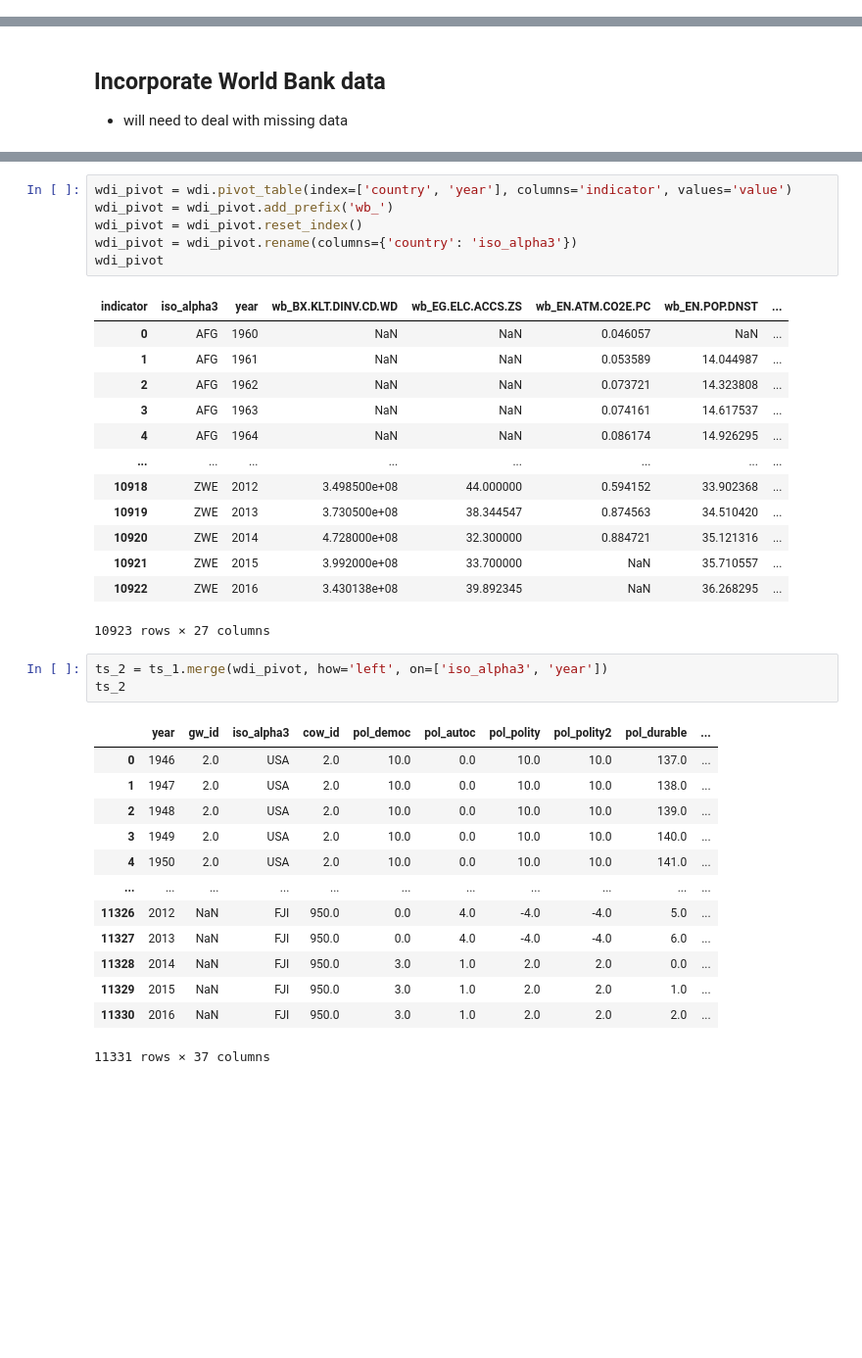
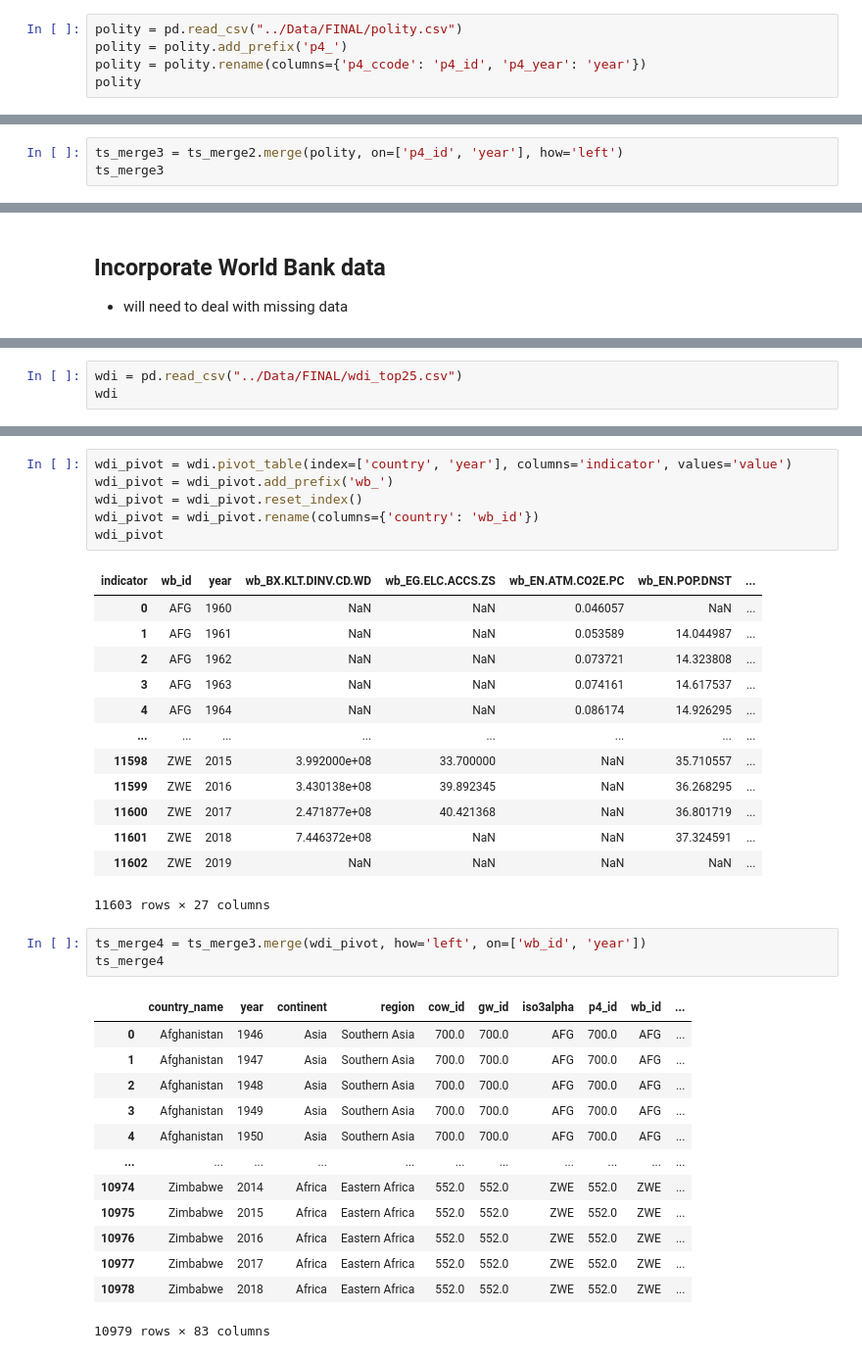
Before and after one commit to jenna-jordan/international-relations-database-extended, a Jupyter notebook: Mashup_Data/Create_Time-Series.ipynb, the cells around one changed output, grey strips where cells are left out. Shown: that part at 98% size. Saved outputs shown, nothing was run; the diff lists cells and outputs as text; blank space fills up the shorter version.

```diff
--- a/Mashup_Data/Create_Time-Series.ipynb
+++ b/Mashup_Data/Create_Time-Series.ipynb
@@ -163,0 +118,5 @@ note: the 'regtrans' variable needs to be expanded so that certain control codes
+# %%
+polity = pd.read_csv("../Data/FINAL/polity.csv")
+polity = polity.add_prefix('p4_')
+polity = polity.rename(columns={'p4_ccode': 'p4_id', 'p4_year': 'year'})
+polity
@@ -163,0 +137,3 @@ note: the 'regtrans' variable needs to be expanded so that certain control codes
+# %%
+ts_merge3 = ts_merge2.merge(polity, on=['p4_id', 'year'], how='left')
+ts_merge3
@@ -185,0 +158,3 @@ wdi
+# %%
+wdi = pd.read_csv("../Data/FINAL/wdi_top25.csv")
+wdi
@@ -187,36 +176,36 @@ wdi
 wdi_pivot = wdi.pivot_table(index=['country', 'year'], columns='indicator', values='value')
 wdi_pivot = wdi_pivot.add_prefix('wb_')
 wdi_pivot = wdi_pivot.reset_index()
-wdi_pivot = wdi_pivot.rename(columns={'country': 'iso_alpha3'})
+wdi_pivot = wdi_pivot.rename(columns={'country': 'wb_id'})
 wdi_pivot
 # %% [output]
-| indicator | iso_alpha3 | year | wb_BX.KLT.DINV.CD.WD | wb_EG.ELC.ACCS.ZS | wb_EN.ATM.CO2E.PC | wb_EN.POP.DNST | ... |
+| indicator | wb_id | year | wb_BX.KLT.DINV.CD.WD | wb_EG.ELC.ACCS.ZS | wb_EN.ATM.CO2E.PC | wb_EN.POP.DNST | ... |
 | 0 | AFG | 1960 | NaN | NaN | 0.046057 | NaN | ... |
 | 1 | AFG | 1961 | NaN | NaN | 0.053589 | 14.044987 | ... |
 | 2 | AFG | 1962 | NaN | NaN | 0.073721 | 14.323808 | ... |
 | 3 | AFG | 1963 | NaN | NaN | 0.074161 | 14.617537 | ... |
 | 4 | AFG | 1964 | NaN | NaN | 0.086174 | 14.926295 | ... |
 | ... | ... | ... | ... | ... | ... | ... | ... |
-| 10918 | ZWE | 2012 | 3.498500e+08 | 44.000000 | 0.594152 | 33.902368 | ... |
-| 10919 | ZWE | 2013 | 3.730500e+08 | 38.344547 | 0.874563 | 34.510420 | ... |
-| 10920 | ZWE | 2014 | 4.728000e+08 | 32.300000 | 0.884721 | 35.121316 | ... |
-| 10921 | ZWE | 2015 | 3.992000e+08 | 33.700000 | NaN | 35.710557 | ... |
-| 10922 | ZWE | 2016 | 3.430138e+08 | 39.892345 | NaN | 36.268295 | ... |
+| 11598 | ZWE | 2015 | 3.992000e+08 | 33.700000 | NaN | 35.710557 | ... |
+| 11599 | ZWE | 2016 | 3.430138e+08 | 39.892345 | NaN | 36.268295 | ... |
+| 11600 | ZWE | 2017 | 2.471877e+08 | 40.421368 | NaN | 36.801719 | ... |
+| 11601 | ZWE | 2018 | 7.446372e+08 | NaN | NaN | 37.324591 | ... |
+| 11602 | ZWE | 2019 | NaN | NaN | NaN | NaN | ... |
-10923 rows × 27 columns
+11603 rows × 27 columns
 # %%
-ts_2 = ts_1.merge(wdi_pivot, how='left', on=['iso_alpha3', 'year'])
-ts_2
+ts_merge4 = ts_merge3.merge(wdi_pivot, how='left', on=['wb_id', 'year'])
+ts_merge4
 # %% [output]
-|  | year | gw_id | iso_alpha3 | cow_id | pol_democ | pol_autoc | pol_polity | pol_polity2 | pol_durable | ... |
-| 0 | 1946 | 2.0 | USA | 2.0 | 10.0 | 0.0 | 10.0 | 10.0 | 137.0 | ... |
-| 1 | 1947 | 2.0 | USA | 2.0 | 10.0 | 0.0 | 10.0 | 10.0 | 138.0 | ... |
-| 2 | 1948 | 2.0 | USA | 2.0 | 10.0 | 0.0 | 10.0 | 10.0 | 139.0 | ... |
-| 3 | 1949 | 2.0 | USA | 2.0 | 10.0 | 0.0 | 10.0 | 10.0 | 140.0 | ... |
-| 4 | 1950 | 2.0 | USA | 2.0 | 10.0 | 0.0 | 10.0 | 10.0 | 141.0 | ... |
+|  | country_name | year | continent | region | cow_id | gw_id | iso3alpha | p4_id | wb_id | ... |
+| 0 | Afghanistan | 1946 | Asia | Southern Asia | 700.0 | 700.0 | AFG | 700.0 | AFG | ... |
+| 1 | Afghanistan | 1947 | Asia | Southern Asia | 700.0 | 700.0 | AFG | 700.0 | AFG | ... |
+| 2 | Afghanistan | 1948 | Asia | Southern Asia | 700.0 | 700.0 | AFG | 700.0 | AFG | ... |
+| 3 | Afghanistan | 1949 | Asia | Southern Asia | 700.0 | 700.0 | AFG | 700.0 | AFG | ... |
+| 4 | Afghanistan | 1950 | Asia | Southern Asia | 700.0 | 700.0 | AFG | 700.0 | AFG | ... |
 | ... | ... | ... | ... | ... | ... | ... | ... | ... | ... | ... |
-| 11326 | 2012 | NaN | FJI | 950.0 | 0.0 | 4.0 | -4.0 | -4.0 | 5.0 | ... |
-| 11327 | 2013 | NaN | FJI | 950.0 | 0.0 | 4.0 | -4.0 | -4.0 | 6.0 | ... |
-| 11328 | 2014 | NaN | FJI | 950.0 | 3.0 | 1.0 | 2.0 | 2.0 | 0.0 | ... |
-| 11329 | 2015 | NaN | FJI | 950.0 | 3.0 | 1.0 | 2.0 | 2.0 | 1.0 | ... |
-| 11330 | 2016 | NaN | FJI | 950.0 | 3.0 | 1.0 | 2.0 | 2.0 | 2.0 | ... |
+| 10974 | Zimbabwe | 2014 | Africa | Eastern Africa | 552.0 | 552.0 | ZWE | 552.0 | ZWE | ... |
+| 10975 | Zimbabwe | 2015 | Africa | Eastern Africa | 552.0 | 552.0 | ZWE | 552.0 | ZWE | ... |
+| 10976 | Zimbabwe | 2016 | Africa | Eastern Africa | 552.0 | 552.0 | ZWE | 552.0 | ZWE | ... |
+| 10977 | Zimbabwe | 2017 | Africa | Eastern Africa | 552.0 | 552.0 | ZWE | 552.0 | ZWE | ... |
+| 10978 | Zimbabwe | 2018 | Africa | Eastern Africa | 552.0 | 552.0 | ZWE | 552.0 | ZWE | ... |
-11331 rows × 37 columns
+10979 rows × 83 columns
```
Also changed, not shown: parts of 34 cells of this notebook, 26 other files.
